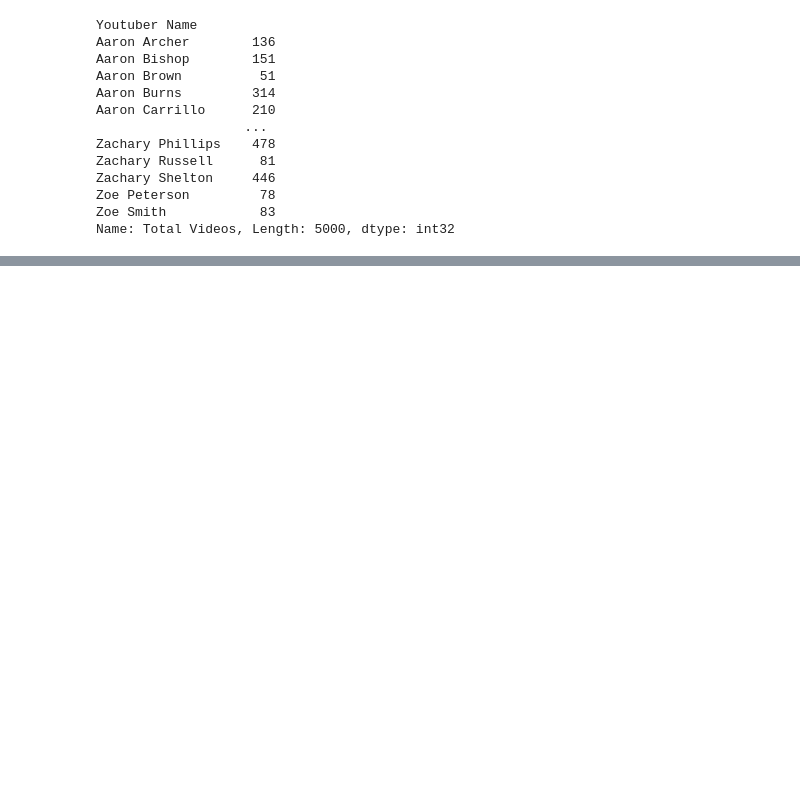
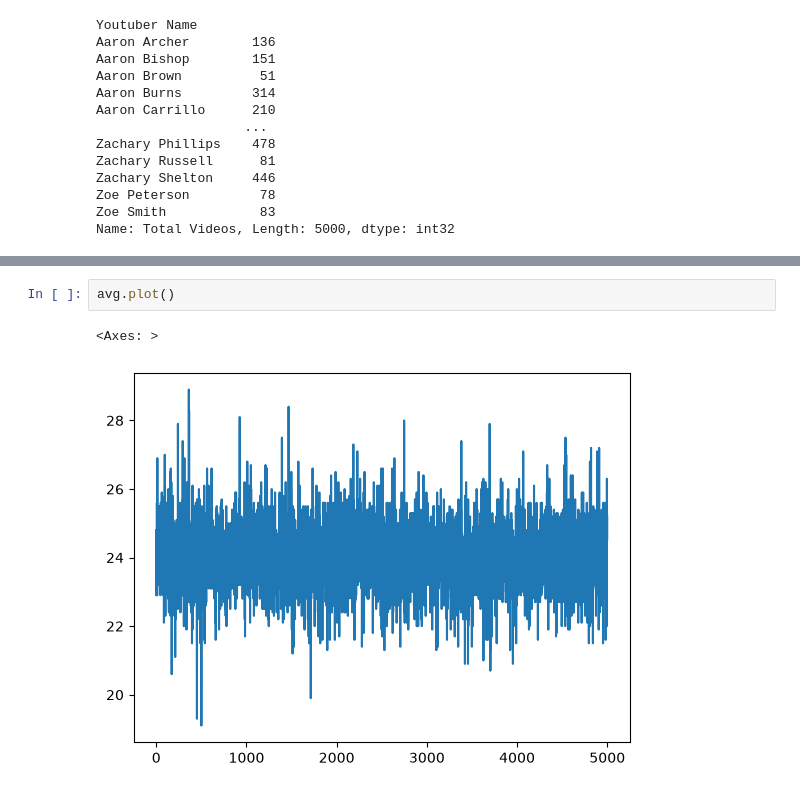
Before and after one commit to AbhishekKumarVerma2356/Python_Pandas, a Jupyter notebook: Series_2.ipynb, the cells around one changed output, grey strips where cells are left out. Drawn from its saved outputs; the diff is of its cells as text; blank space fills up the shorter version.

Commit message:
Functionalities in Series and Plotting Graph

```diff
--- a/Series_2.ipynb
+++ b/Series_2.ipynb
@@ -678,0 +1231,5 @@ Name: Total Videos, Length: 5000, dtype: int32
+# %%
+avg.plot()
+# %% [output]
+<Axes: >
+[figure, added]
```
Also changed, not shown: parts of 56 cells of this notebook.
